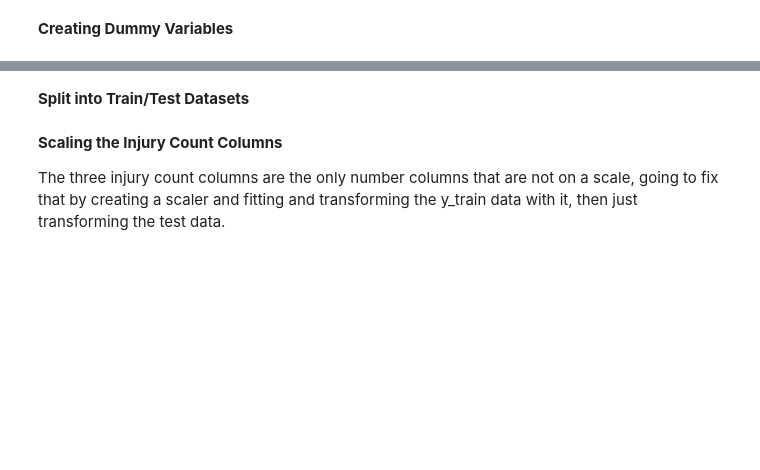
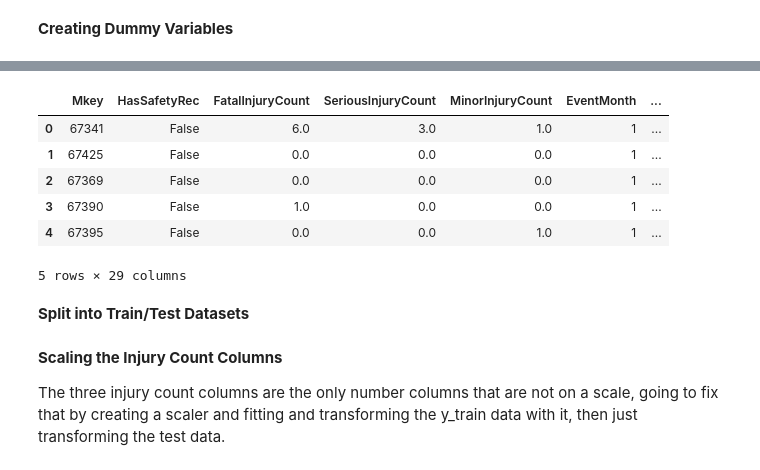
Before and after one commit to ashleyg16/Capstone2, a Jupyter notebook: Capstone 2 Pre-processing.ipynb, the cells around one changed output, grey strips where cells are left out. Saved outputs shown, nothing was run; the diff lists cells and outputs as text; code cells hidden in the pictures; blank space fills up the shorter version.

```diff
--- a/Capstone 2 Pre-processing.ipynb
+++ b/Capstone 2 Pre-processing.ipynb
@@ -118,3 +87,14 @@ df_dummies.describe()
+# %%
+df = df.drop(['NtsbNo', 'EventDate', 'City', 'State', 'Country', 'N#'], axis = 1)
+df.head()
+# %% [output]
+|  | Mkey | HasSafetyRec | FatalInjuryCount | SeriousInjuryCount | MinorInjuryCount | EventMonth | ... |
+| 0 | 67341 | False | 6.0 | 3.0 | 1.0 | 1 | ... |
+| 1 | 67425 | False | 0.0 | 0.0 | 0.0 | 1 | ... |
+| 2 | 67369 | False | 0.0 | 0.0 | 0.0 | 1 | ... |
+| 3 | 67390 | False | 1.0 | 0.0 | 0.0 | 1 | ... |
+| 4 | 67395 | False | 0.0 | 0.0 | 1.0 | 1 | ... |
+5 rows × 29 columns
 # %% [markdown]
 **Split into Train/Test Datasets**
 # %%
```
Also changed, not shown: parts of 16 cells of this notebook, 1 other file.
